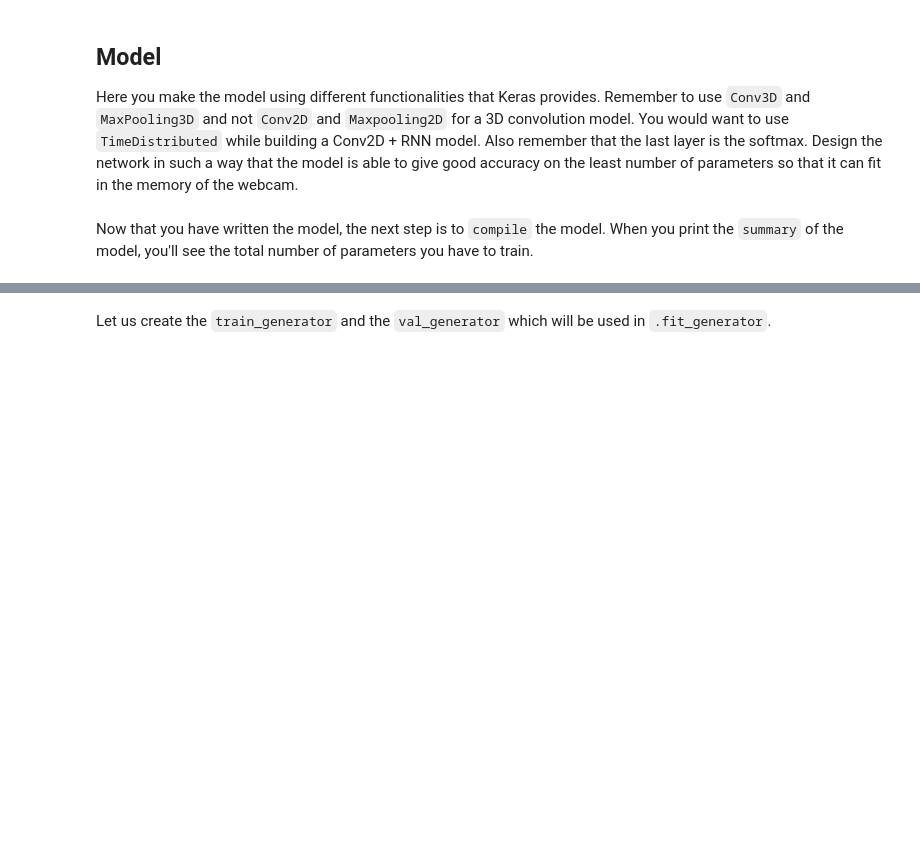
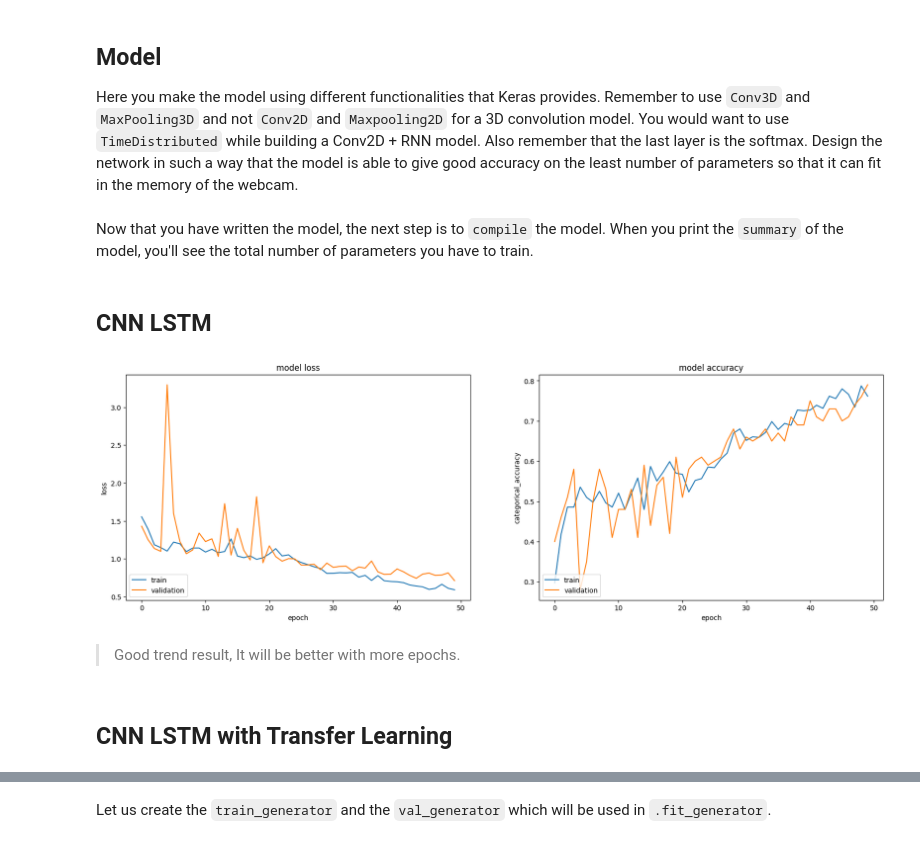
Before and after one commit to cuonghv0298/gesture-recognition-, a Jupyter notebook: ConvLSTM2D(final_model).ipynb, the cells around one changed output, grey strips where cells are left out. Drawn from its saved outputs; the diff is of its cells as text; code cells hidden in the pictures; blank space fills up the shorter version.

Commit message:
final model

```diff
--- a/ConvLSTM2D(final_model).ipynb
+++ b/ConvLSTM2D(final_model).ipynb
@@ -211,3 +202,39 @@ input_shape = (len(seq_idx), dim_x, dim_y, 3)
 np.random.seed(30)
 # %% [markdown]
 Now that you have written the model, the next step is to `compile` the model. When you print the `summary` of the model, you'll see the total number of parameters you have to train.
+# %%
+def plot_history(history, is_json= False):
+    if is_json:
+        plt.figure(figsize=(20,6))
+        ax1 = plt.subplot(121)
+        ax1 = plt.plot(list(history['loss'].values()))
+        ax1 = plt.plot(list(history['val_loss'].values()))
+        plt.title('model loss')
+        plt.ylabel('loss')
+        plt.xlabel('epoch')
+        plt.legend(['train', 'validation'], loc='lower left')
+        ax2 = plt.subplot(122)
+        ax2 = plt.plot(list(history['categorical_accuracy'].values()))
+        ax2 = plt.plot(list(history['val_categorical_accuracy'].values()))
+        plt.title('model accuracy')
+        plt.ylabel('categorical_accuracy')
+        plt.xlabel('epoch')
+        plt.legend(['train', 'validation'], loc='lower left')
+    else:
+        plt.figure(figsize=(20,6))
+        ax1 = plt.subplot(121)
+        ax1 = plt.plot(history.history['loss'])
+        ax1 = plt.plot(history.history['val_loss'])
+        plt.title('model loss')
+        plt.ylabel('loss')
+        plt.xlabel('epoch')
+        plt.legend(['train', 'validation'], loc='lower left')
+        ax2 = plt.subplot(122)
+        ax2 = plt.plot(history.history['categorical_accuracy'])
+        ax2 = plt.plot(history.history['val_categorical_accuracy'])
+        plt.title('model accuracy')
+        plt.ylabel('categorical_accuracy')
+        plt.xlabel('epoch')
+        plt.legend(['train', 'validation'], loc='lower left')
+# %% [markdown]
+## CNN LSTM
@@ -213,0 +278,12 @@ Now that you have written the model, the next step is to `compile` the model. Wh
+# %%
+# Show the training result
+path = "models/model_cnn_lstm_2024-04-3021_33_17.497228.json"
+f = open(path)
+history = json.load(f)
+plot_history(history=history, is_json=True)
+# %% [output]
+[figure, added]
+# %% [markdown]
+> Good trend result, It will be better with more epochs.
+# %% [markdown]
+## CNN LSTM with Transfer Learning
```
Also changed, not shown: parts of 8 cells of this notebook.
